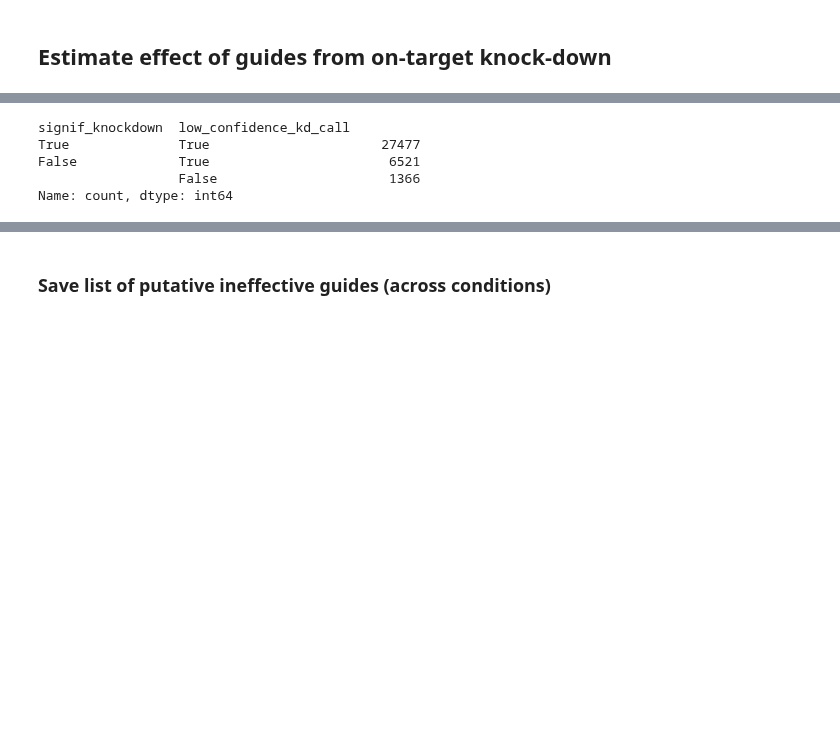
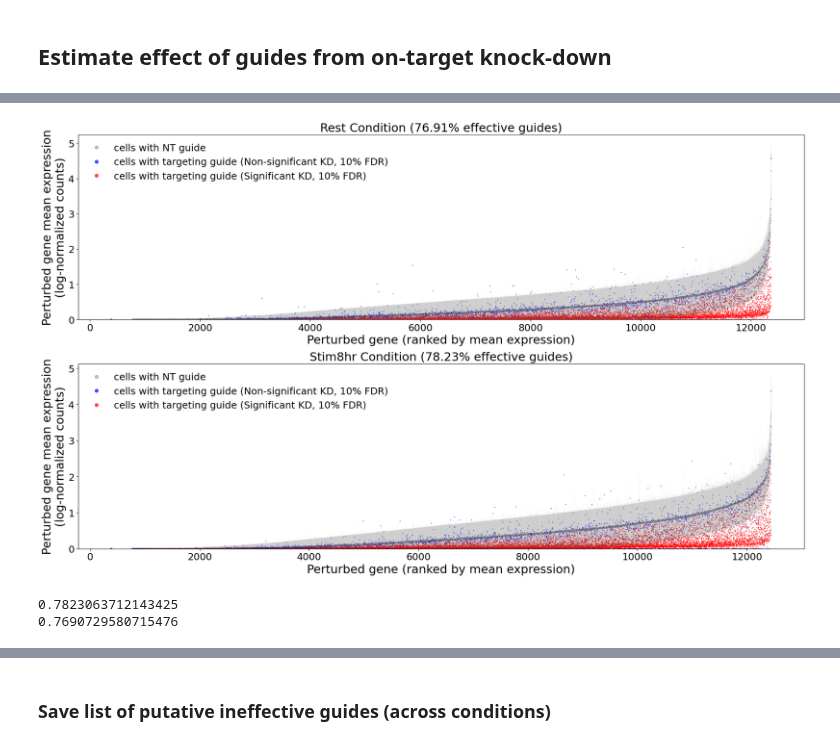
Before and after one commit to emdann/GWT_perturbseq_analysis_2025, a Jupyter notebook: src/1_preprocess/estimate_guide_effect.ipynb, the cells around one changed output, grey strips where cells are left out. Cells and saved outputs as stored; diff of their text form; code cells hidden in the pictures; blank space fills up the shorter version.

```diff
--- a/src/1_preprocess/estimate_guide_effect.ipynb
+++ b/src/1_preprocess/estimate_guide_effect.ipynb
@@ -114,0 +363,62 @@ all_kd_results = pd.read_csv(datadir + 'guide_ontarget_effect_simple.csv')
+# %%
+# Create figure with 2 subplots
+fig, (ax1, ax2) = plt.subplots(2, 1, figsize=(20,12))
+
+# Function to create the plot for a given dataframe and axis
+def plot_expression_rank(df, ax, title):
+    # Get unique perturbed genes and their mean NTC expression
+    gene_ntc_means = df.groupby('perturbed_gene_id')['ntc_mean_expr'].mean()
+    # Rank the perturbed genes by their mean NTC expression
+    gene_ranks = gene_ntc_means.rank()
+    # Map the gene ranks back to the original dataframe
+    df['rank'] = df['perturbed_gene_id'].map(gene_ranks)
+
+    # Plot mean NTC expression with error bars
+    ax.errorbar(df['rank'],
+                df['ntc_mean_expr'],
+                yerr=df['ntc_std_expr'],
+                fmt='o',
+                color='grey',
+                markersize=3,
+                alpha=0.01,
+                label='NT control cells')
+
+    # Color points based on significance
+    sns.scatterplot(
+        data=df,
+        y='guide_mean_expr',
+        x='rank',
+        s=3,
+        hue='signif_knockdown',
+        palette={True: 'red', False: 'blue'},
+        hue_order=[True, False],
+        legend=False,
+        alpha=0.7,
+        linewidth=0,
+        ax=ax)
+
+    # Add legend
+    ax.legend([plt.Line2D([0], [0], marker='o', color='grey', linestyle='', alpha=0.5),
+               plt.Line2D([0], [0], marker='o', color='blue', linestyle='', alpha=0.7),
+               plt.Line2D([0], [0], marker='o', color='red', linestyle='', alpha=0.7)],
+              ['cells with NT guide', 'cells with targeting guide (Non-significant KD, 10% FDR)', 'cells with targeting guide (Significant KD, 10% FDR)'],
+              loc='upper left', frameon=False, fontsize=18)
+    ax.set_ylim(0)
+    ax.set_xlabel('Perturbed gene (ranked by mean expression)', fontsize=22)
+    ax.set_ylabel('Perturbed gene mean expression\n(log-normalized counts)', fontsize=22)
+    ax.tick_params(axis='both', which='major', labelsize=18)
+    ax.set_title(title, fontsize=22)
+
+# Plot for both conditions
+plot_expression_rank(rest_ttest_df, ax1, f'Rest Condition ({np.round((rest_ttest_df.signif_knockdown.value_counts()[True]/rest_ttest_df.shape[0])*100, 2)}% effective guides)')
+plot_expression_rank(stim_ttest_df, ax2, f'Stim8hr Condition ({np.round((stim_ttest_df.signif_knockdown.value_counts()[True]/stim_ttest_df.shape[0])*100, 2)}% effective guides)')
+
+plt.tight_layout()
+# %% [output]
+[figure, added]
+# %%
+print(stim_ttest_df.signif_knockdown.value_counts()[True]/stim_ttest_df.shape[0])
+print(rest_ttest_df.signif_knockdown.value_counts()[True]/rest_ttest_df.shape[0])
+# %% [output]
+0.7823063712143425
+0.7690729580715476
@@ -152,10 +464,2 @@ def plot_kd(mean_perturbed_gene_expr_df, top_n=100, figsize=(15,6), show_xlabels
     plt.legend(frameon=False)
     plt.tight_layout()
-# %%
-all_kd_results.value_counts(['signif_knockdown', 'low_confidence_kd_call'])
-# %% [output]
-signif_knockdown  low_confidence_kd_call
-True              True                      27477
-False             True                       6521
-                  False                      1366
-Name: count, dtype: int64
```
Also changed, not shown: parts of 32 cells of this notebook, 10 other files.
